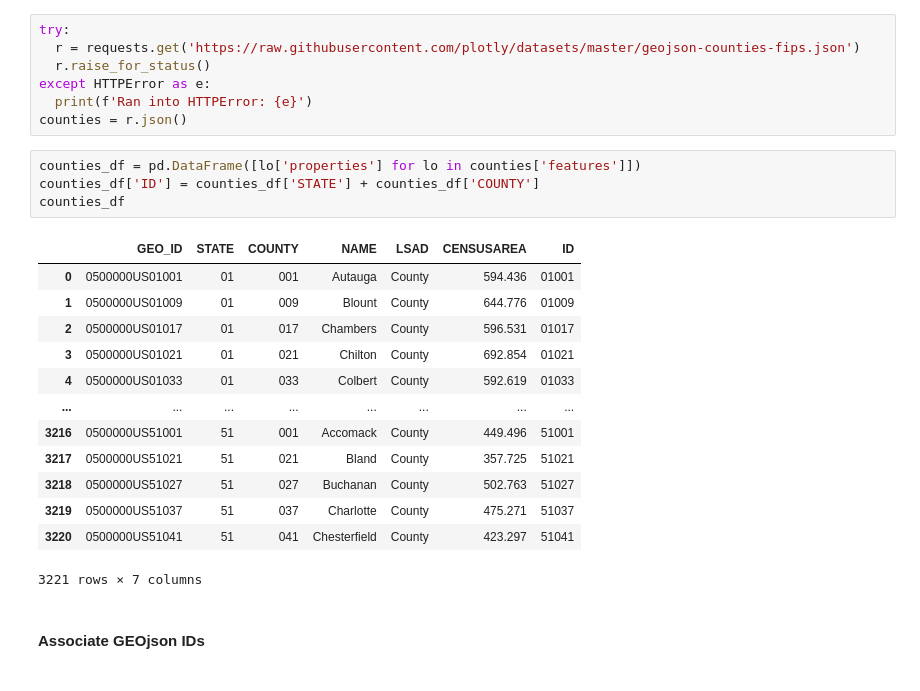
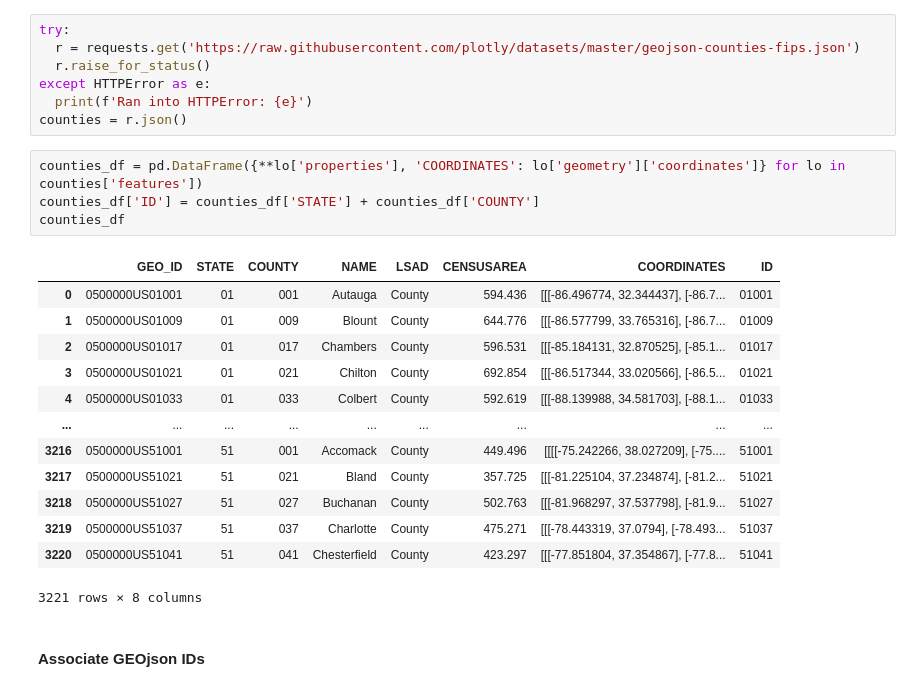
Before and after one commit to AkaiS/political_shift, a Jupyter notebook: sandbox.ipynb, the cells around one changed output. Saved outputs shown, nothing was run; the diff lists cells and outputs as text.

Commit message:
Remove counties_geometry, move info to counties_df

```diff
--- a/sandbox.ipynb
+++ b/sandbox.ipynb
@@ -445,23 +445,23 @@ except HTTPError as e:
   print(f'Ran into HTTPError: {e}')
 counties = r.json()
 # %%
-counties_df = pd.DataFrame([lo['properties'] for lo in counties['features']])
+counties_df = pd.DataFrame({**lo['properties'], 'COORDINATES': lo['geometry']['coordinates']} for lo in counties['features'])
 counties_df['ID'] = counties_df['STATE'] + counties_df['COUNTY']
 counties_df
 # %% [output]
-|  | GEO_ID | STATE | COUNTY | NAME | LSAD | CENSUSAREA | ID |
-| 0 | 0500000US01001 | 01 | 001 | Autauga | County | 594.436 | 01001 |
-| 1 | 0500000US01009 | 01 | 009 | Blount | County | 644.776 | 01009 |
-| 2 | 0500000US01017 | 01 | 017 | Chambers | County | 596.531 | 01017 |
-| 3 | 0500000US01021 | 01 | 021 | Chilton | County | 692.854 | 01021 |
-| 4 | 0500000US01033 | 01 | 033 | Colbert | County | 592.619 | 01033 |
-| ... | ... | ... | ... | ... | ... | ... | ... |
-| 3216 | 0500000US51001 | 51 | 001 | Accomack | County | 449.496 | 51001 |
-| 3217 | 0500000US51021 | 51 | 021 | Bland | County | 357.725 | 51021 |
-| 3218 | 0500000US51027 | 51 | 027 | Buchanan | County | 502.763 | 51027 |
-| 3219 | 0500000US51037 | 51 | 037 | Charlotte | County | 475.271 | 51037 |
-| 3220 | 0500000US51041 | 51 | 041 | Chesterfield | County | 423.297 | 51041 |
+|  | GEO_ID | STATE | COUNTY | NAME | LSAD | CENSUSAREA | COORDINATES | ID |
+| 0 | 0500000US01001 | 01 | 001 | Autauga | County | 594.436 | [[[-86.496774, 32.344437], [-86.7... | 01001 |
+| 1 | 0500000US01009 | 01 | 009 | Blount | County | 644.776 | [[[-86.577799, 33.765316], [-86.7... | 01009 |
+| 2 | 0500000US01017 | 01 | 017 | Chambers | County | 596.531 | [[[-85.184131, 32.870525], [-85.1... | 01017 |
+| 3 | 0500000US01021 | 01 | 021 | Chilton | County | 692.854 | [[[-86.517344, 33.020566], [-86.5... | 01021 |
+| 4 | 0500000US01033 | 01 | 033 | Colbert | County | 592.619 | [[[-88.139988, 34.581703], [-88.1... | 01033 |
+| ... | ... | ... | ... | ... | ... | ... | ... | ... |
+| 3216 | 0500000US51001 | 51 | 001 | Accomack | County | 449.496 | [[[[-75.242266, 38.027209], [-75.... | 51001 |
+| 3217 | 0500000US51021 | 51 | 021 | Bland | County | 357.725 | [[[-81.225104, 37.234874], [-81.2... | 51021 |
+| 3218 | 0500000US51027 | 51 | 027 | Buchanan | County | 502.763 | [[[-81.968297, 37.537798], [-81.9... | 51027 |
+| 3219 | 0500000US51037 | 51 | 037 | Charlotte | County | 475.271 | [[[-78.443319, 37.0794], [-78.493... | 51037 |
+| 3220 | 0500000US51041 | 51 | 041 | Chesterfield | County | 423.297 | [[[-77.851804, 37.354867], [-77.8... | 51041 |
-3221 rows × 7 columns
+3221 rows × 8 columns
 # %% [markdown]
 #### Associate GEOjson IDs
 # %%
```
Also changed, not shown: parts of 4 cells of this notebook.
